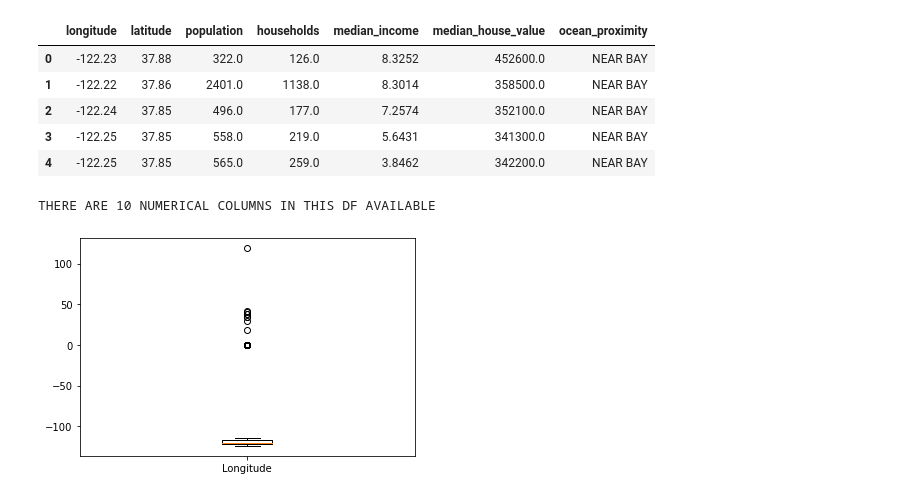
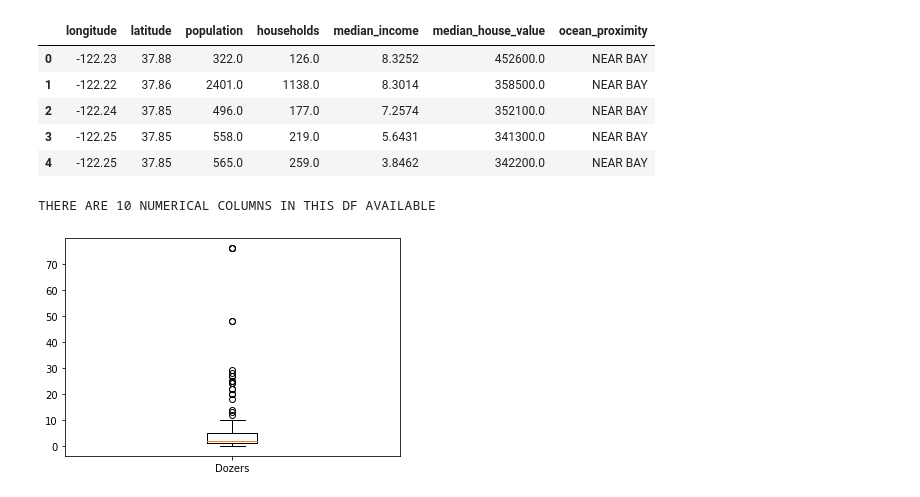
Before and after one commit to erinrkahn/final_project, a Jupyter notebook: Data Exploration.ipynb, the cells around one changed output. Cells and saved outputs as stored; diff of their text form; code cells hidden in the pictures.

```diff
--- a/Data Exploration.ipynb
+++ b/Data Exploration.ipynb
@@ -16,12 +23,18 @@ fire_df = pd.read_csv("Data/California_Fire_Incidents.csv")
 # %%
-fire_df = fire_df.drop(["Active", "AdminUnit", "AirTankers","CanonicalUrl", "ConditionStatement", "ControlStatement","Extinguished",
+fire_df = fire_df.drop(["Active",
+"AdminUnit",
+"AirTankers",
+"CanonicalUrl",
+"ConditionStatement",
+"ControlStatement",
+"Extinguished",
 "Fatalities",
 "Featured",
 "Final",
 "FuelType",
 "Injuries",
 "Location",
-"Name",
+# "Name",
 "PercentContained",
 "Public",
 "SearchDescription",
@@ -139,7 +153,7 @@ def boxplot_it(df, column_number):
     number_df = pd.DataFrame(df.select_dtypes(include='number').iloc[:,column_number])
     [plt.boxplot(x=number_df[column].dropna(), labels=[column]) for column in number_df]
 # %%
-boxplot_it(fire_df, )
+boxplot_it(fire_df, 3)
 # %% [output]
 THERE ARE 10 NUMERICAL COLUMNS IN THIS DF AVAILABLE
-[figure, old version]
+[figure, new version]
```
Also changed, not shown: parts of 2 cells of this notebook.
